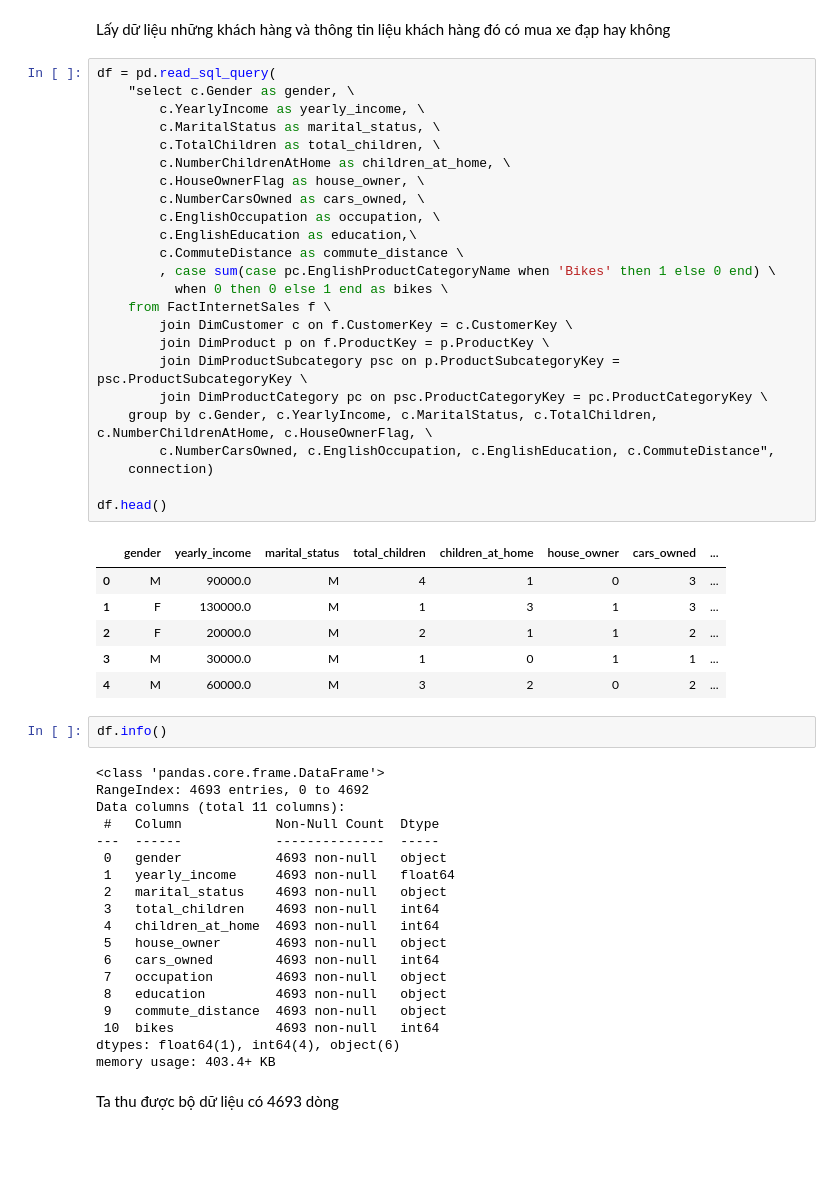
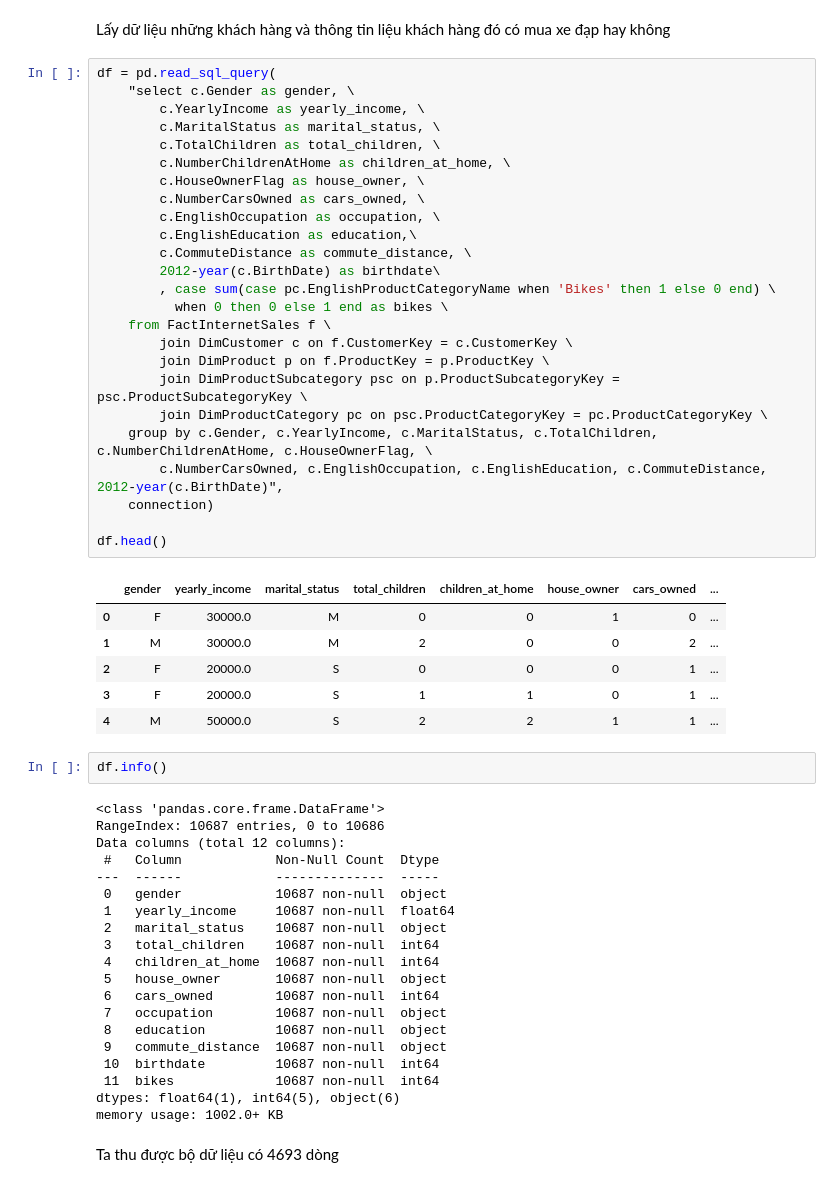
Before and after one commit to mq149/PTDLUD-01_DATH-2, a Jupyter notebook: PTDLUD-01_DATH#2_YC3.ipynb, the cells around one changed output. Cells and saved outputs as stored; diff of their text form; blank space fills up the shorter version.

```diff
--- a/PTDLUD-01_DATH#2_YC3.ipynb
+++ b/PTDLUD-01_DATH#2_YC3.ipynb
@@ -18,55 +18,57 @@ Lấy dữ liệu những khách hàng và thông tin liệu khách hàng đó c
 # %%
 df = pd.read_sql_query(
     "select c.Gender as gender, \
         c.YearlyIncome as yearly_income, \
         c.MaritalStatus as marital_status, \
         c.TotalChildren as total_children, \
         c.NumberChildrenAtHome as children_at_home, \
         c.HouseOwnerFlag as house_owner, \
         c.NumberCarsOwned as cars_owned, \
         c.EnglishOccupation as occupation, \
         c.EnglishEducation as education,\
-        c.CommuteDistance as commute_distance \
+        c.CommuteDistance as commute_distance, \
+        2012-year(c.BirthDate) as birthdate\
         , case sum(case pc.EnglishProductCategoryName when 'Bikes' then 1 else 0 end) \
           when 0 then 0 else 1 end as bikes \
     from FactInternetSales f \
         join DimCustomer c on f.CustomerKey = c.CustomerKey \
         join DimProduct p on f.ProductKey = p.ProductKey \
         join DimProductSubcategory psc on p.ProductSubcategoryKey = psc.ProductSubcategoryKey \
         join DimProductCategory pc on psc.ProductCategoryKey = pc.ProductCategoryKey \
     group by c.Gender, c.YearlyIncome, c.MaritalStatus, c.TotalChildren, c.NumberChildrenAtHome, c.HouseOwnerFlag, \
-        c.NumberCarsOwned, c.EnglishOccupation, c.EnglishEducation, c.CommuteDistance",
+        c.NumberCarsOwned, c.EnglishOccupation, c.EnglishEducation, c.CommuteDistance, 2012-year(c.BirthDate)",
     connection)
 
 df.head()
 # %% [output]
 |  | gender | yearly_income | marital_status | total_children | children_at_home | house_owner | cars_owned | ... |
-| 0 | M | 90000.0 | M | 4 | 1 | 0 | 3 | ... |
-| 1 | F | 130000.0 | M | 1 | 3 | 1 | 3 | ... |
-| 2 | F | 20000.0 | M | 2 | 1 | 1 | 2 | ... |
-| 3 | M | 30000.0 | M | 1 | 0 | 1 | 1 | ... |
-| 4 | M | 60000.0 | M | 3 | 2 | 0 | 2 | ... |
+| 0 | F | 30000.0 | M | 0 | 0 | 1 | 0 | ... |
+| 1 | M | 30000.0 | M | 2 | 0 | 0 | 2 | ... |
+| 2 | F | 20000.0 | S | 0 | 0 | 0 | 1 | ... |
+| 3 | F | 20000.0 | S | 1 | 1 | 0 | 1 | ... |
+| 4 | M | 50000.0 | S | 2 | 2 | 1 | 1 | ... |
 # %%
 df.info()
 # %% [output]
 <class 'pandas.core.frame.DataFrame'>
-RangeIndex: 4693 entries, 0 to 4692
-Data columns (total 11 columns):
+RangeIndex: 10687 entries, 0 to 10686
+Data columns (total 12 columns):
  #   Column            Non-Null Count  Dtype
 ---  ------            --------------  -----
- 0   gender            4693 non-null   object
- 1   yearly_income     4693 non-null   float64
- 2   marital_status    4693 non-null   object
- 3   total_children    4693 non-null   int64
- 4   children_at_home  4693 non-null   int64
- 5   house_owner       4693 non-null   object
- 6   cars_owned        4693 non-null   int64
- 7   occupation        4693 non-null   object
- 8   education         4693 non-null   object
- 9   commute_distance  4693 non-null   object
- 10  bikes             4693 non-null   int64
-dtypes: float64(1), int64(4), object(6)
-memory usage: 403.4+ KB
+ 0   gender            10687 non-null  object
+ 1   yearly_income     10687 non-null  float64
+ 2   marital_status    10687 non-null  object
+ 3   total_children    10687 non-null  int64
+ 4   children_at_home  10687 non-null  int64
+ 5   house_owner       10687 non-null  object
+ 6   cars_owned        10687 non-null  int64
+ 7   occupation        10687 non-null  object
+ 8   education         10687 non-null  object
+ 9   commute_distance  10687 non-null  object
+ 10  birthdate         10687 non-null  int64
+ 11  bikes             10687 non-null  int64
+dtypes: float64(1), int64(5), object(6)
+memory usage: 1002.0+ KB
 # %% [markdown]
 Ta thu được bộ dữ liệu có 4693 dòng
 # %%
```
Also changed, not shown: parts of 26 cells of this notebook.
